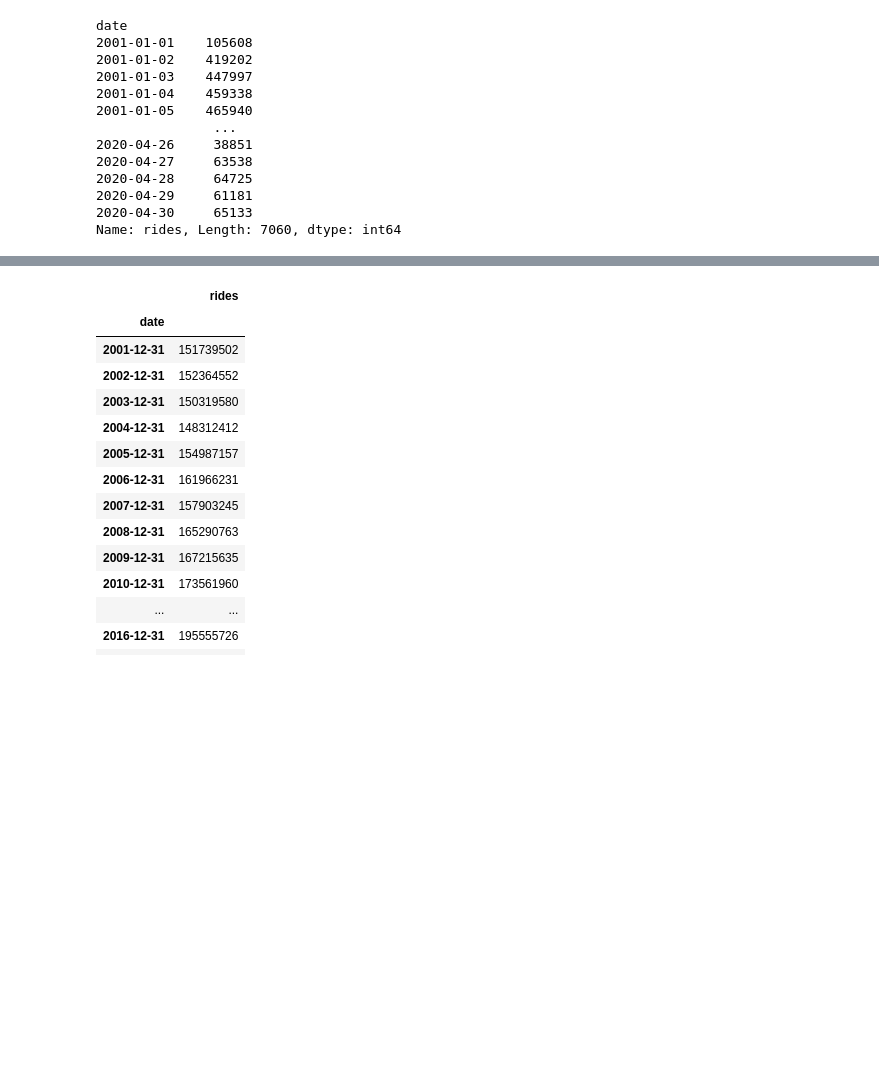
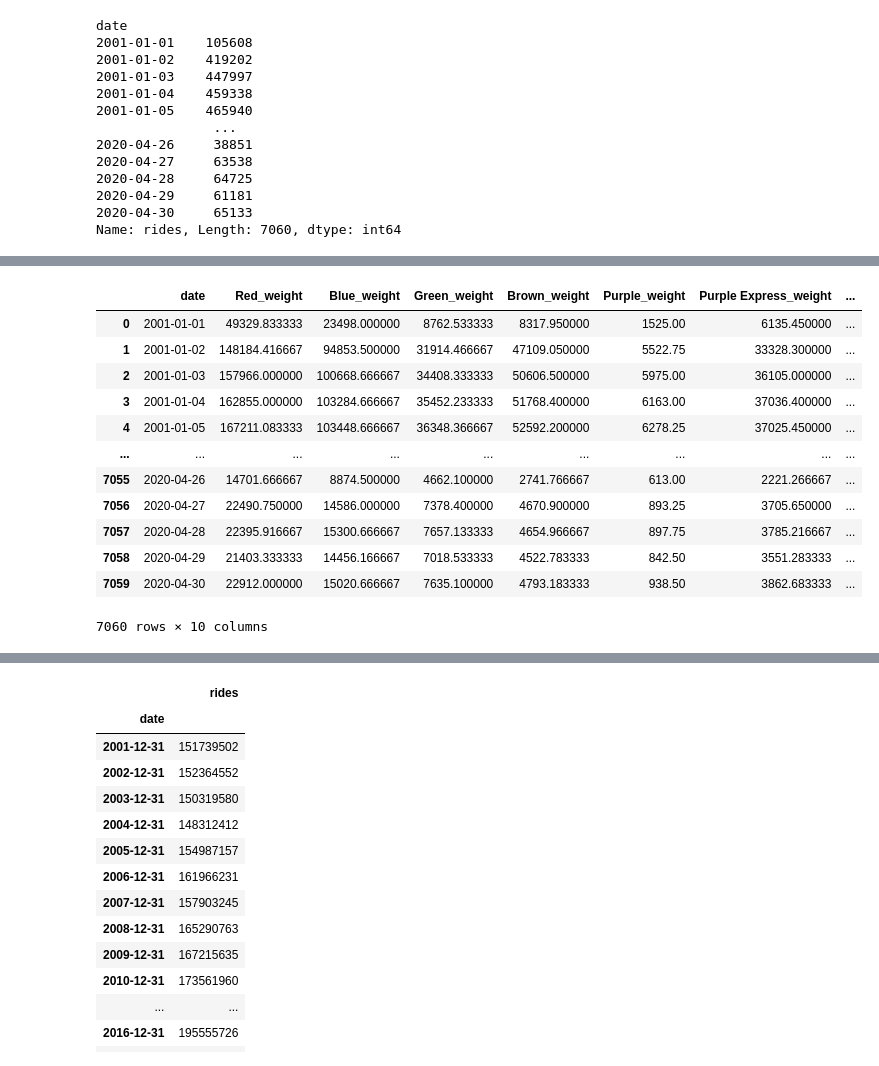
Before and after one commit to cdfencing/Project-I, a Jupyter notebook: Lines analysis/Lines.ipynb, the cells around one changed output, grey strips where cells are left out. Cells and saved outputs as stored; diff of their text form; code cells hidden in the pictures; blank space fills up the shorter version.

```diff
--- a/Lines analysis/Lines.ipynb
+++ b/Lines analysis/Lines.ipynb
@@ -106,4 +106,4 @@ date
 2020-04-30     65133
 Name: rides, Length: 7060, dtype: int64
 # %%
-Line_data_1[[line + '_frac' for line in line_names]]
+Line_data_1 = Line_data_1[[line + '_frac' for line in line_names]].reset_index()
@@ -124,0 +110,6 @@ Line_data_1[[line + '_frac' for line in line_names]]
+# %%
+rename_dict ={}
+
+for line in line_names:
+    key = line + '_frac'
+    rename_dict[key] = line +'_weight'
@@ -124,0 +128,18 @@ Line_data_1[[line + '_frac' for line in line_names]]
+# %%
+Line_data_1 = Line_data_1.rename(columns = rename_dict)
+# %%
+Line_data_1
+# %% [output]
+|  | date | Red_weight | Blue_weight | Green_weight | Brown_weight | Purple_weight | Purple Express_weight | ... |
+| 0 | 2001-01-01 | 49329.833333 | 23498.000000 | 8762.533333 | 8317.950000 | 1525.00 | 6135.450000 | ... |
+| 1 | 2001-01-02 | 148184.416667 | 94853.500000 | 31914.466667 | 47109.050000 | 5522.75 | 33328.300000 | ... |
+| 2 | 2001-01-03 | 157966.000000 | 100668.666667 | 34408.333333 | 50606.500000 | 5975.00 | 36105.000000 | ... |
+| 3 | 2001-01-04 | 162855.000000 | 103284.666667 | 35452.233333 | 51768.400000 | 6163.00 | 37036.400000 | ... |
+| 4 | 2001-01-05 | 167211.083333 | 103448.666667 | 36348.366667 | 52592.200000 | 6278.25 | 37025.450000 | ... |
+| ... | ... | ... | ... | ... | ... | ... | ... | ... |
+| 7055 | 2020-04-26 | 14701.666667 | 8874.500000 | 4662.100000 | 2741.766667 | 613.00 | 2221.266667 | ... |
+| 7056 | 2020-04-27 | 22490.750000 | 14586.000000 | 7378.400000 | 4670.900000 | 893.25 | 3705.650000 | ... |
+| 7057 | 2020-04-28 | 22395.916667 | 15300.666667 | 7657.133333 | 4654.966667 | 897.75 | 3785.216667 | ... |
+| 7058 | 2020-04-29 | 21403.333333 | 14456.166667 | 7018.533333 | 4522.783333 | 842.50 | 3551.283333 | ... |
+| 7059 | 2020-04-30 | 22912.000000 | 15020.666667 | 7635.100000 | 4793.183333 | 938.50 | 3862.683333 | ... |
+7060 rows × 10 columns
```
Also changed, not shown: parts of 11 cells of this notebook, 1 other file.
